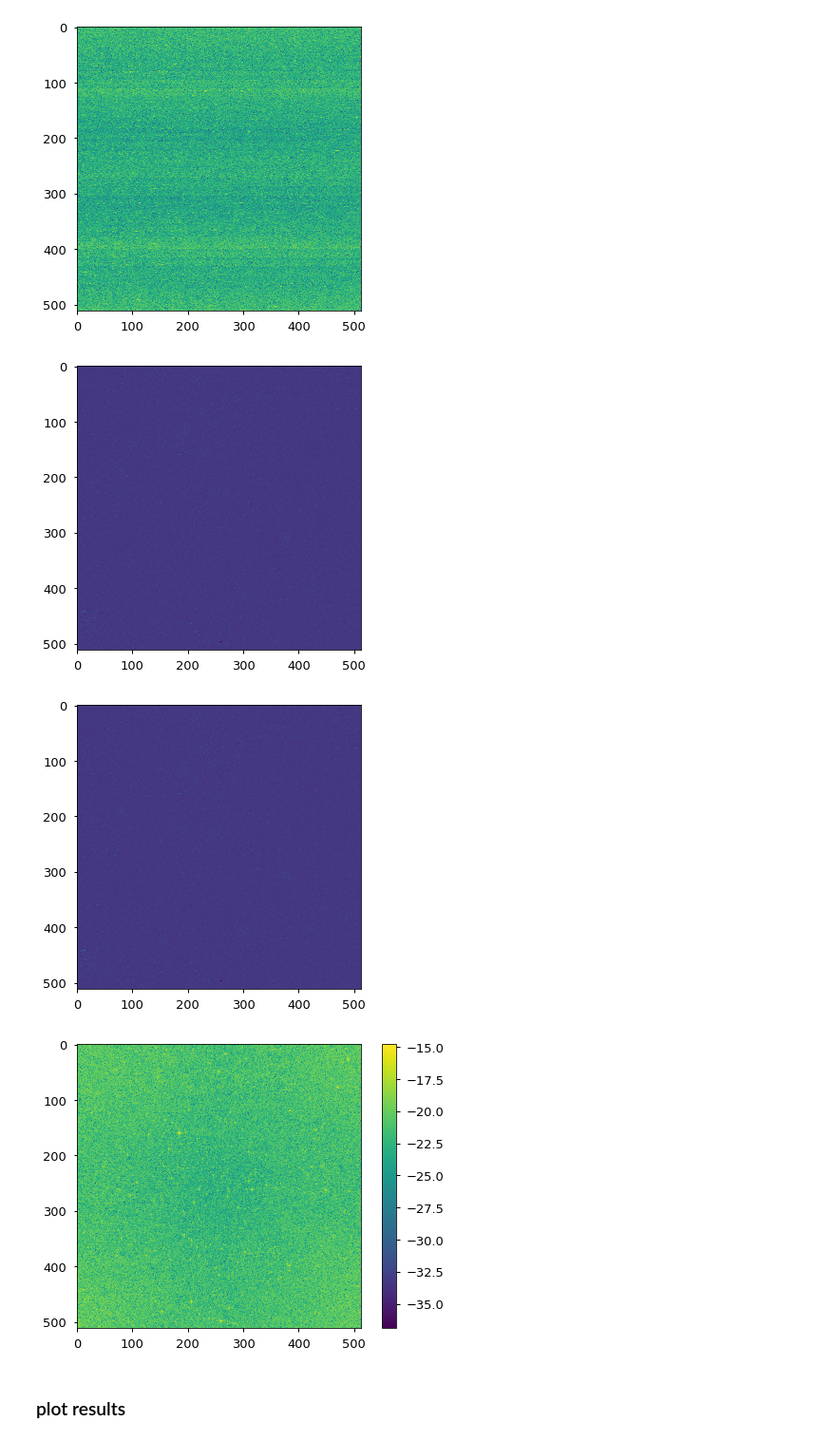
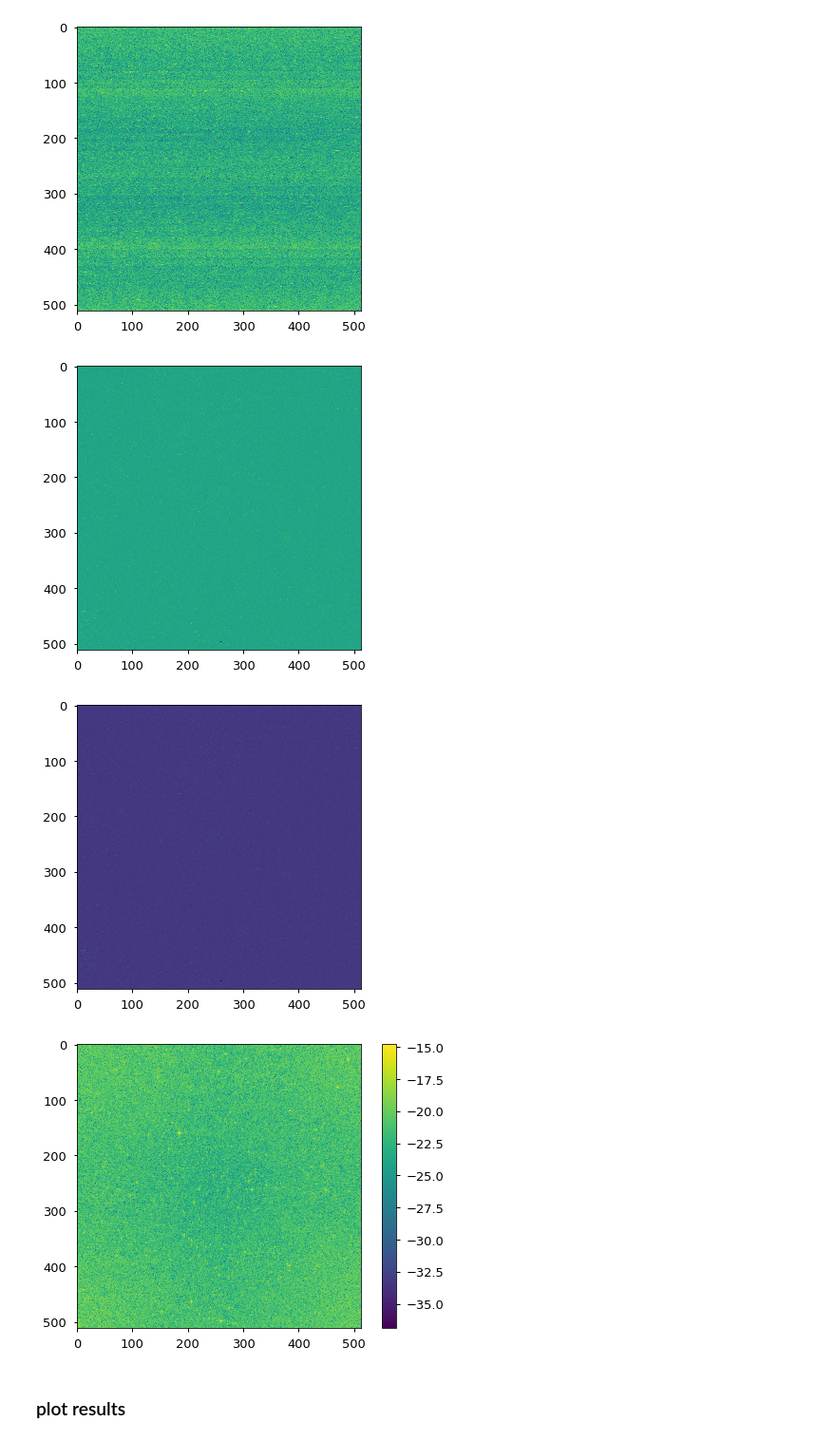
Before and after one commit to VMBoehm/MADLens, a Jupyter notebook: notebooks/PlotResults-publications.ipynb, the cells around one changed output. Shown at 95% size. Cells and saved outputs as stored; diff of their text form; code cells hidden in the pictures.

```diff
--- a/notebooks/PlotResults-publications.ipynb
+++ b/notebooks/PlotResults-publications.ipynb
@@ -555,15 +574,16 @@ plt.imshow(np.log(abs(jvp.reshape(512,512))))
 <matplotlib.image.AxesImage at 0x...>
 [figure]
 # %%
-plt.imshow(map_minus)
+plt.imshow(np.log(map_minus+1))
 plt.show()
 plt.imshow(map_plus)
 plt.show()
 plt.imshow(np.log(np.abs(map_plus-map_minus)))
 plt.colorbar()
 plt.show()
+# make it more lensing, bigger impact
 # %% [output]
-[figure, old version]
+[figure, new version]
 [figure]
 [figure]
 # %% [markdown]
```
Also changed, not shown: parts of 3 cells of this notebook.
